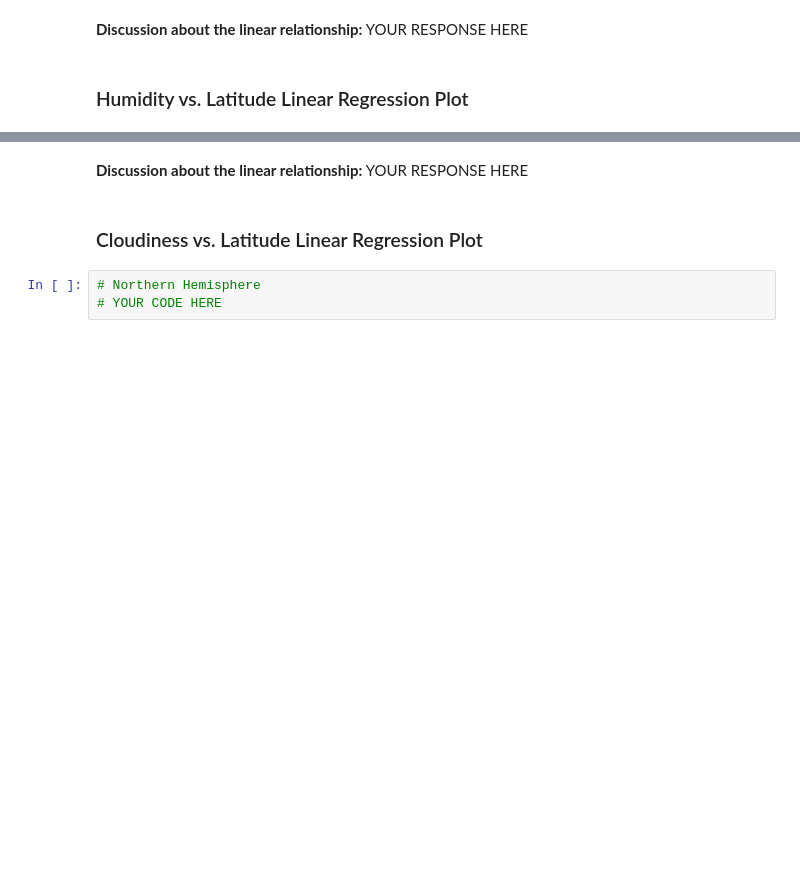
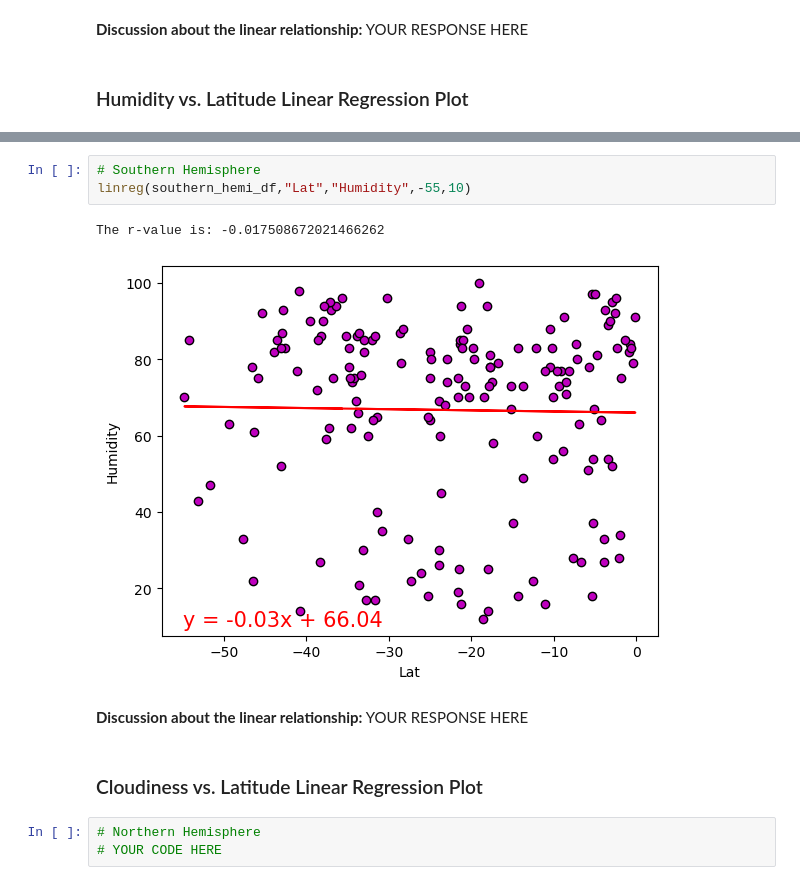
Before and after one commit to lvit001/python-api-challenge, a Jupyter notebook: WeatherPy/WeatherPy.ipynb, the cells around one changed output, grey strips where cells are left out. Saved outputs shown, nothing was run; the diff lists cells and outputs as text; blank space fills up the shorter version.

```diff
--- a/WeatherPy/WeatherPy.ipynb
+++ b/WeatherPy/WeatherPy.ipynb
@@ -343,3 +337,9 @@ The r-value is: 0.0002808747046324607
+# %%
+# Southern Hemisphere
+linreg(southern_hemi_df,"Lat","Humidity",-55,10)
+# %% [output]
+The r-value is: -0.017508672021466262
+[figure, added]
 # %% [markdown]
 **Discussion about the linear relationship:** YOUR RESPONSE HERE
 # %% [markdown]
```
Also changed, not shown: parts of 4 cells of this notebook.
